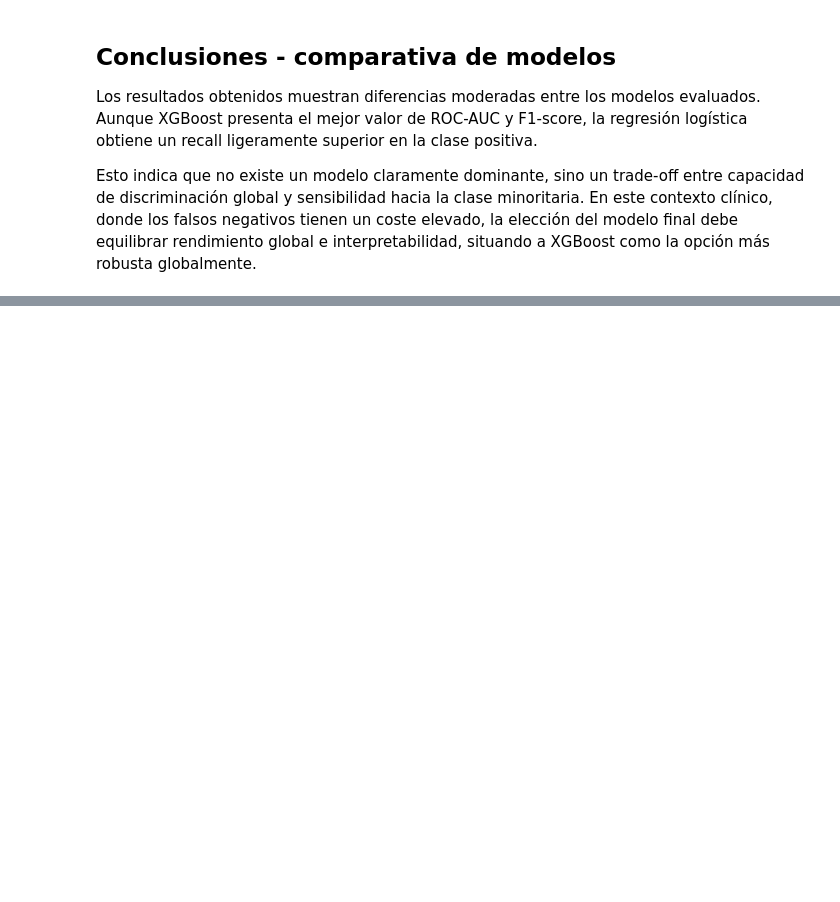
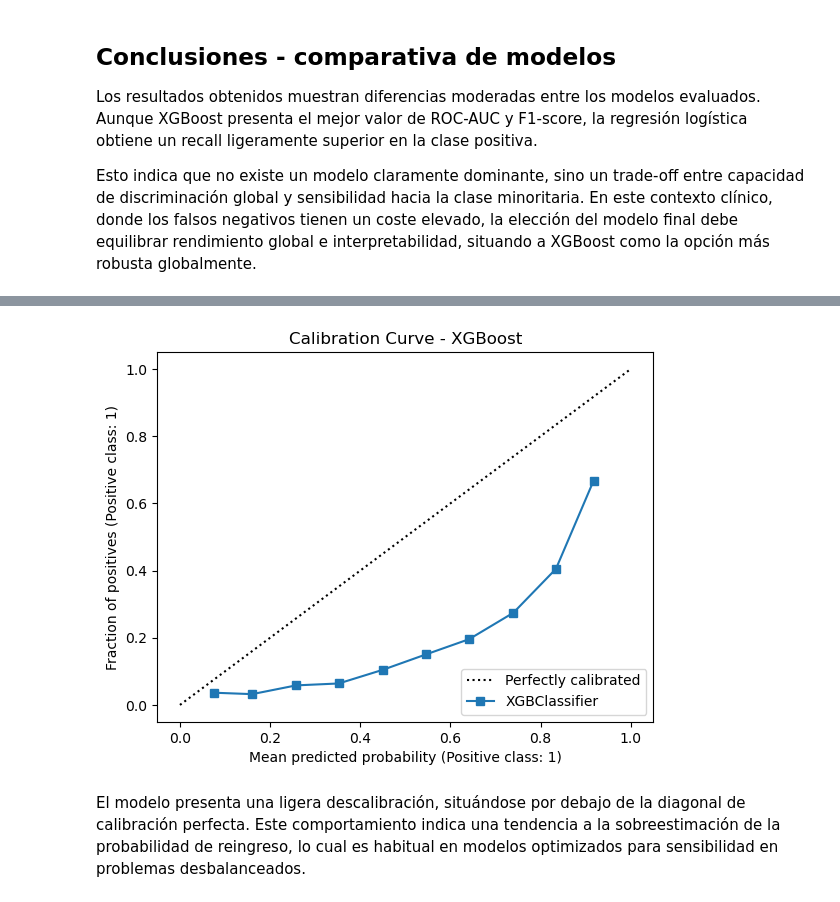
Before and after one commit to pgomezrev/TFM_Prediccion_reingreso_alta, a Jupyter notebook: notebooks/03_modeling.ipynb, the cells around one changed output, grey strips where cells are left out. Drawn from its saved outputs; the diff is of its cells as text; code cells hidden in the pictures; blank space fills up the shorter version.

```diff
--- a/notebooks/03_modeling.ipynb
+++ b/notebooks/03_modeling.ipynb
@@ -332,0 +576,14 @@ Esto indica que no existe un modelo claramente dominante, sino un trade-off entr
+# %%
+CalibrationDisplay.from_estimator(
+    xgb_model,
+    X_test,
+    y_test,
+    n_bins=10
+)
+
+plt.title("Calibration Curve - XGBoost")
+plt.show()
+# %% [output]
+[figure, added]
+# %% [markdown]
+El modelo presenta una ligera descalibración, situándose por debajo de la diagonal de calibración perfecta. Este comportamiento indica una tendencia a la sobreestimación de la probabilidad de reingreso, lo cual es habitual en modelos optimizados para sensibilidad en problemas desbalanceados.
```
Also changed, not shown: parts of 13 cells of this notebook, 1 other file.
